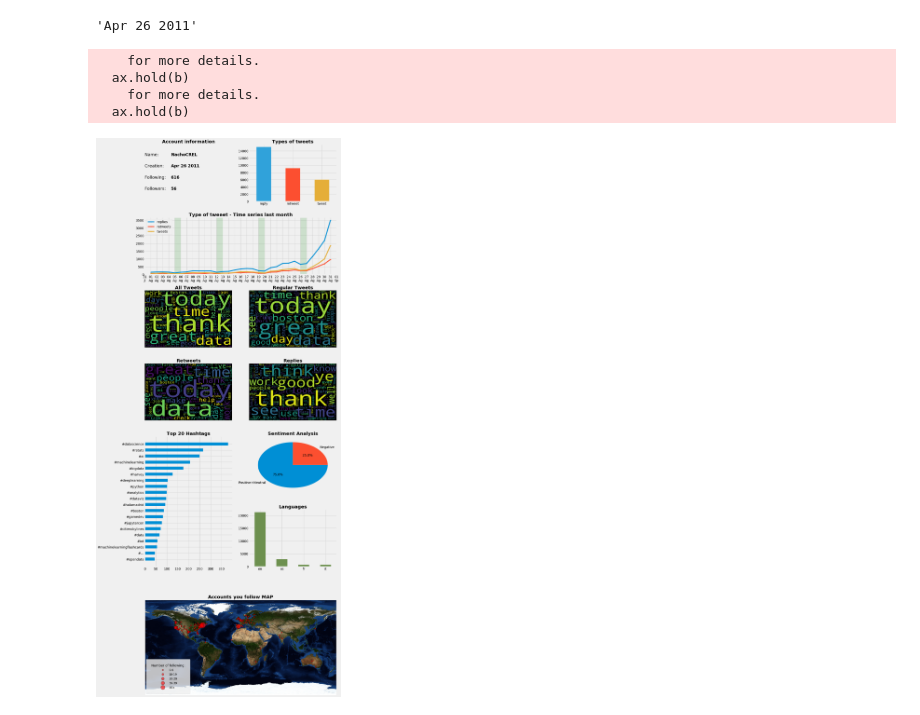
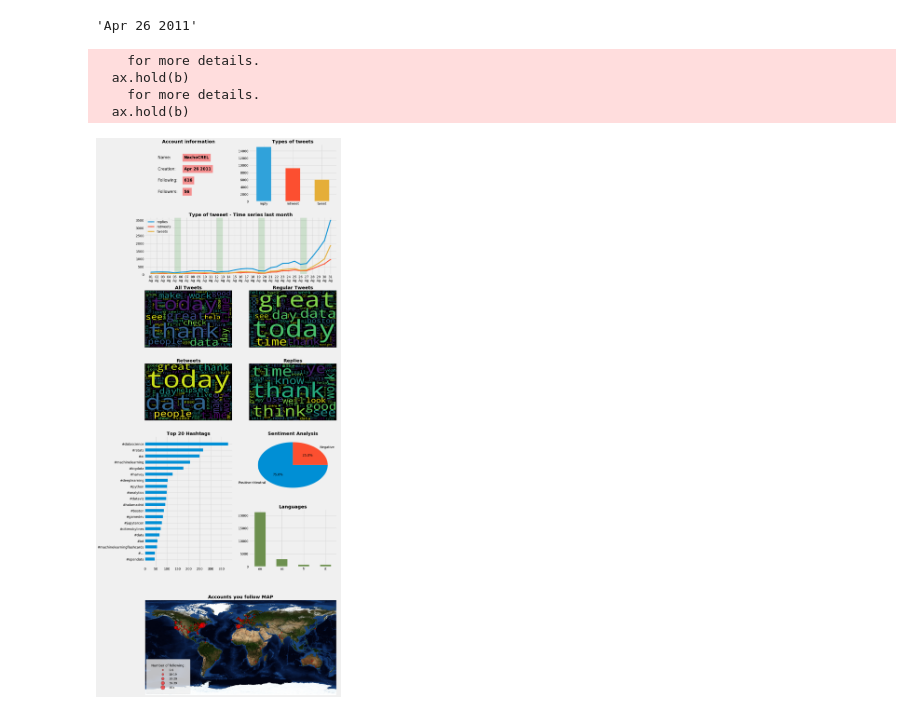
Before and after one commit to nachocarracedo/my_twitter, a Jupyter notebook: Untitled.ipynb, the cells around one changed output. Saved outputs shown, nothing was run; the diff lists cells and outputs as text; code cells hidden in the pictures.

```diff
--- a/Untitled.ipynb
+++ b/Untitled.ipynb
@@ -381,17 +381,17 @@ plt.margins(0.05)
 
 #account info
 ax2 = plt.subplot2grid((8,2), (0,0))
-style1 = dict(size=18, color='black')
-ax2.text(0, 0.8, str("Name: "), **style1)
-ax2.text(0, 0.6, "Creation: ", **style1)
-ax2.text(0, 0.4, "Following: ", **style1)
-ax2.text(0, 0.2, "Followers: ", **style1)
+style1 = dict(size=17, color='black')
+ax2.text(0.15, 0.75, str("Name: "), **style1)
+ax2.text(0.15, 0.55, "Creation: ", **style1)
+ax2.text(0.15, 0.35, "Following: ", **style1)
+ax2.text(0.15, 0.15, "Followers: ", **style1)
 
-style2 = dict(size=18, color='black',fontweight = 'bold')
-ax2.text(0.3, 0.8, str(name), **style2)
-ax2.text(0.3, 0.6, str(date_creation[4:10].strip()+date_creation[-5:]), **style2)
-ax2.text(0.3, 0.4, str(nfollowing), **style2)
-ax2.text(0.3, 0.2, str(nfollowers), **style2)
+style2 = dict(size=17, color='black',fontweight = 'bold', bbox={'facecolor':'red', 'alpha':0.4, 'pad':8})
+ax2.text(0.45, 0.75, str(name), **style2)
+ax2.text(0.45, 0.55, str(date_creation[4:10].strip()+date_creation[-5:]), **style2)
+ax2.text(0.45, 0.35, str(nfollowing), **style2)
+ax2.text(0.45, 0.15, str(nfollowers), **style2)
 
 ax2.axis('off')
 ax2.grid(False)
@@ -399,7 +399,7 @@ ax2.set_title("Account information",fontweight = 'bold', size=20)
 
 #type of tweets timeseries
 ax7 = plt.subplot2grid((8,2), (1,0), colspan=2)
-ax7.set_title("Type of tweeet - Time series last month",fontweight = 'bold', size=20)
+ax7.set_title("Number of tweets by type - 1 month",fontweight = 'bold', size=20)
 ax7.plot_date(ts_reply.date, ts_reply['count'], label='replies',ls='-',marker='.')
 ax7.plot_date(ts_rt.date, ts_rt['count'], label='retweets',ls='-',marker='.')
 ax7.plot_date(ts.date, ts['count'], label='tweets',ls='-',marker='.')
@@ -447,6 +447,10 @@ def correct_labels(ax):
     for i in range(len(days)):
         a=days[i].split("-")
         final_labels.append(a[0]+"\n"+months[int(a[1])-1])
+
+    #don't show 1st and last label
+    final_labels[0] = ''
+    final_labels[-1] = ''
     ax.set_xticklabels(final_labels)
 
 fig.canvas.draw()
@@ -476,7 +480,11 @@ for data in [words, words_regular, words_rt, words_reply]:
     #plt.extend(extent=[0,100,0,1], aspect='auto')
     plt.title(title[i],fontweight = 'bold', size=20)
     plt.axis('off')
-    plt.margins(0.05)
+
+
+
+    plt.margins(0)
+    plt.tight_layout()
     #plt.show()
     i+=1
 
@@ -521,34 +529,34 @@ marker_size = [6,10,14,19,24]
 for loc in location_plot.index:
     lat = loc.split()[0]
     lon = loc.split()[1]
     # bin 5 for clusters
     count = int(location_plot.loc[loc]/10)
     if count > 4: count=4
     m.plot(lon,lat,'bo',markersize=marker_size[count], color='red',alpha=0.6,markeredgecolor='black',
          markeredgewidth=1)
 
 labels = ['0-9', '10-19', '20-29', '30-39', '40+']
 
 leg = plt.legend(labels, ncol=1,fontsize=12, handlelength=2.5, loc="lower left",
                  borderpad = 1.8,handletextpad=1, title='Number of following:', scatterpoints = 1)
 leg.legendHandles[0]._legmarker.set_markersize(6)
 leg.legendHandles[1]._legmarker.set_markersize(9)
 leg.legendHandles[2]._legmarker.set_markersize(12)
 leg.legendHandles[3]._legmarker.set_markersize(15)
 leg.legendHandles[4]._legmarker.set_markersize(18)
 
 plt.title("Accounts you follow MAP",fontweight = 'bold', size=20)
 plt.margins(0.05)
 
 plt.savefig('.\\images\\twitter_viz.png', bbox_inches='tight')
 plt.tight_layout()
 plt.show()
 # %% [output]
     for more details.
   ax.hold(b)
     for more details.
   ax.hold(b)
-[figure, old version]
+[figure, new version]
 # %%
 # for sentiment analysis, what lenguate is it? use only english
 #LDA for topic modeling (code in scratch notebook: twitter.ipynb)
```
Also changed, not shown: 4 other files.
